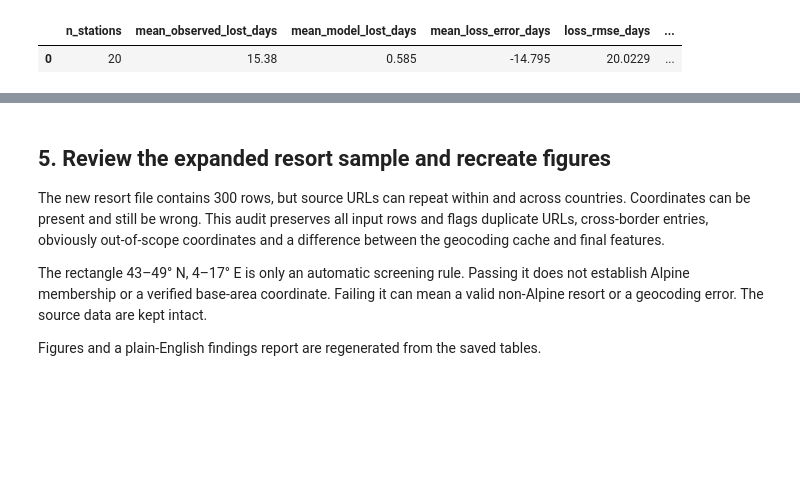
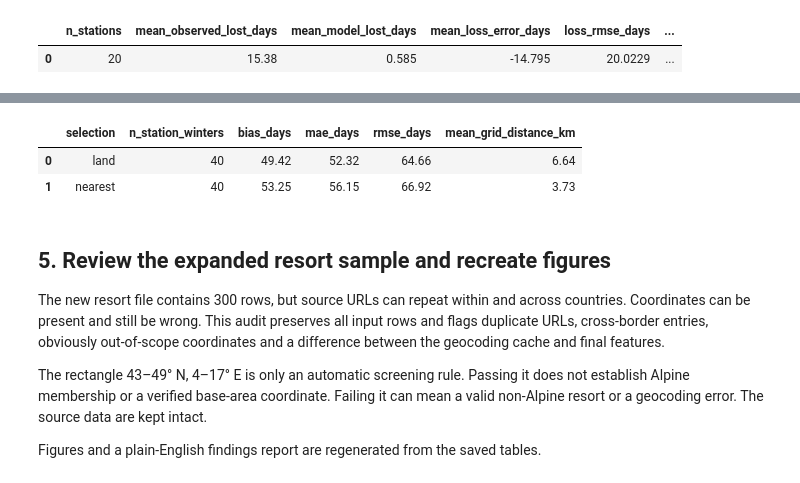
Before and after one commit to lucaricco12/sci-alpi, a Jupyter notebook: notebooks/03.2_snow_analysis.ipynb, the cells around one changed output, grey strips where cells are left out. Saved outputs shown, nothing was run; the diff lists cells and outputs as text; code cells hidden in the pictures; blank space fills up the shorter version.

```diff
--- a/notebooks/03.2_snow_analysis.ipynb
+++ b/notebooks/03.2_snow_analysis.ipynb
@@ -106,3 +150,12 @@ display(trend.round(4))
+# %%
+nearest_pilot = pd.read_csv(root / "data/processed/station_model_nearest_pilot.csv")
+selection_cases, selection_metrics = compare_selections(root, nearest_pilot)
+display(selection_metrics[["selection", "n_station_winters", "bias_days", "mae_days", "rmse_days", "mean_grid_distance_km"]].round(2))
+print("Use the same 40 cases to compare settings. These are not 20-winter trend estimates.")
+# %% [output]
+|  | selection | n_station_winters | bias_days | mae_days | rmse_days | mean_grid_distance_km |
+| 0 | land | 40 | 49.42 | 52.32 | 64.66 | 6.64 |
+| 1 | nearest | 40 | 53.25 | 56.15 | 66.92 | 3.73 |
 # %% [markdown]
 ## 5. Review the expanded resort sample and recreate figures
 
```
Also changed, not shown: parts of 6 cells of this notebook, 19 other files.
